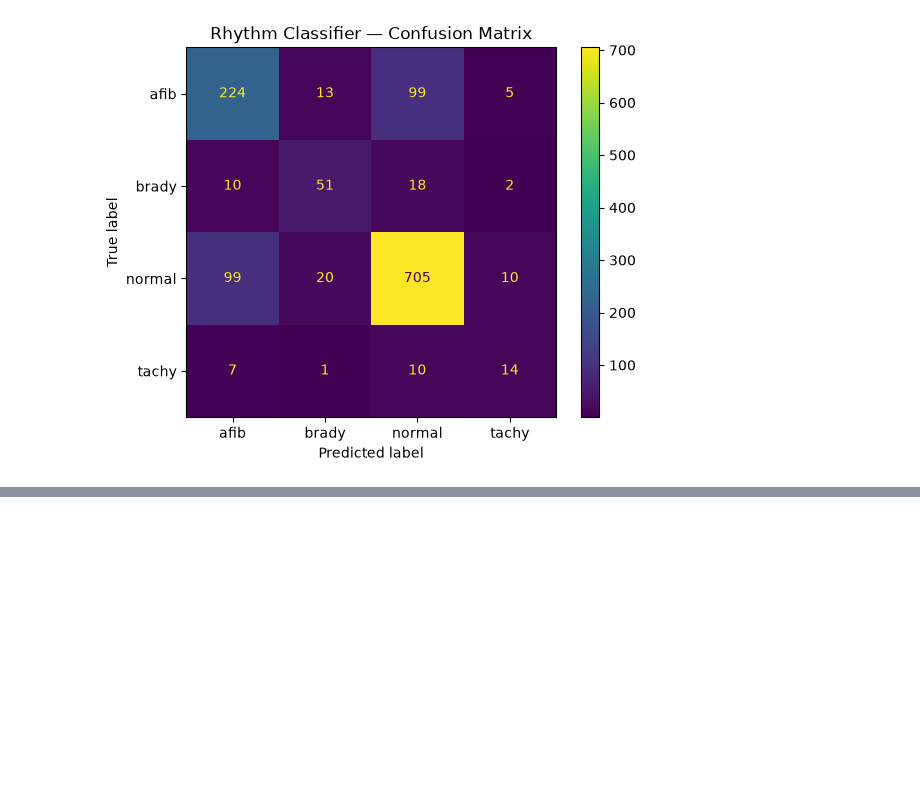
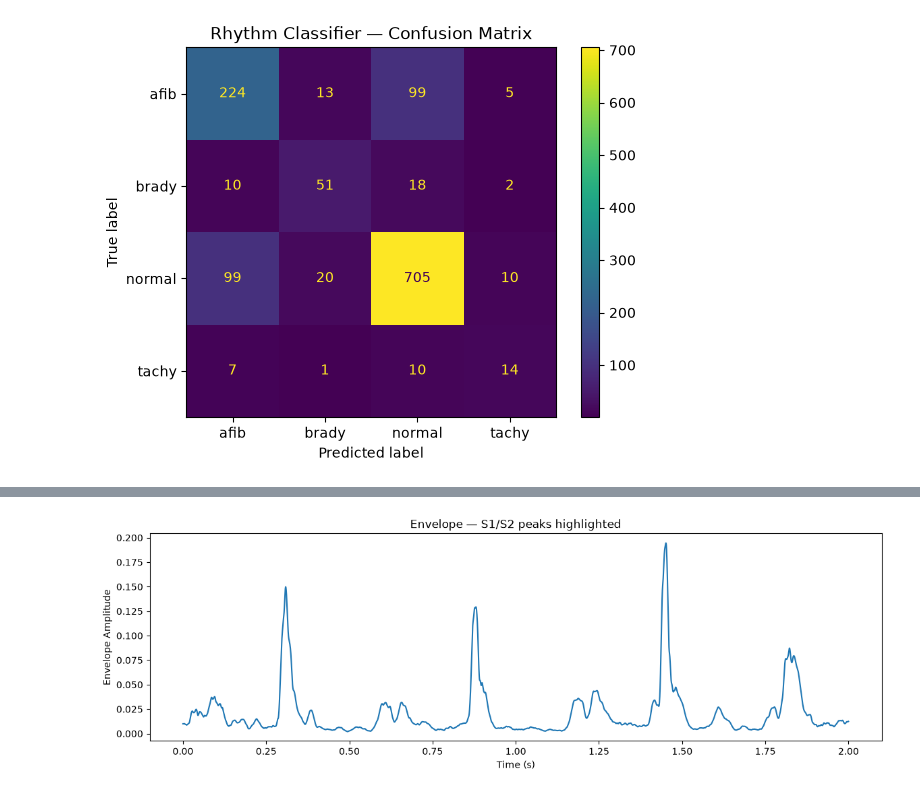
Before and after one commit to Maryam19122005/Cardio_Core, a Jupyter notebook: ai/notebooks/explore.ipynb, the cells around one changed output, grey strips where cells are left out. Cells and saved outputs as stored; diff of their text form; code cells hidden in the pictures; blank space fills up the shorter version.

```diff
--- a/ai/notebooks/explore.ipynb
+++ b/ai/notebooks/explore.ipynb
@@ -405,0 +471,31 @@ weighted avg       0.77      0.77      0.77      1288
+# %%
+from scipy.signal import butter, filtfilt, hilbert
+
+def get_envelope(signal, sr, low_freq=25, high_freq=200):
+    nyquist = sr / 2
+    low = low_freq / nyquist
+    high = min(high_freq / nyquist, 0.99)
+    b, a = butter(4, [low, high], btype='band')
+    filtered = filtfilt(b, a, signal)
+
+    # Envelope nikalo (Hilbert transform se) — ye peaks ko smooth karke highlight karta hai
+    analytic_signal = hilbert(filtered)
+    envelope = np.abs(analytic_signal)
+
+    # Thoda smooth karo taake chhoti noise spikes na aayein
+    from scipy.ndimage import uniform_filter1d
+    envelope_smooth = uniform_filter1d(envelope, size=int(0.02 * sr))  # 20ms window
+
+    return filtered, envelope_smooth
+
+filtered_signal, envelope = get_envelope(y, sr)
+
+# Plot karke dekho envelope kaisa dikh raha hai (pehle 2 second)
+plt.figure(figsize=(14, 4))
+plt.plot(np.arange(samples_to_plot)/sr, envelope[:samples_to_plot])
+plt.title("Envelope — S1/S2 peaks highlighted")
+plt.xlabel("Time (s)")
+plt.ylabel("Envelope Amplitude")
+plt.show()
+# %% [output]
+[figure, added]
```
Also changed, not shown: parts of 12 cells of this notebook, 2 other files.
